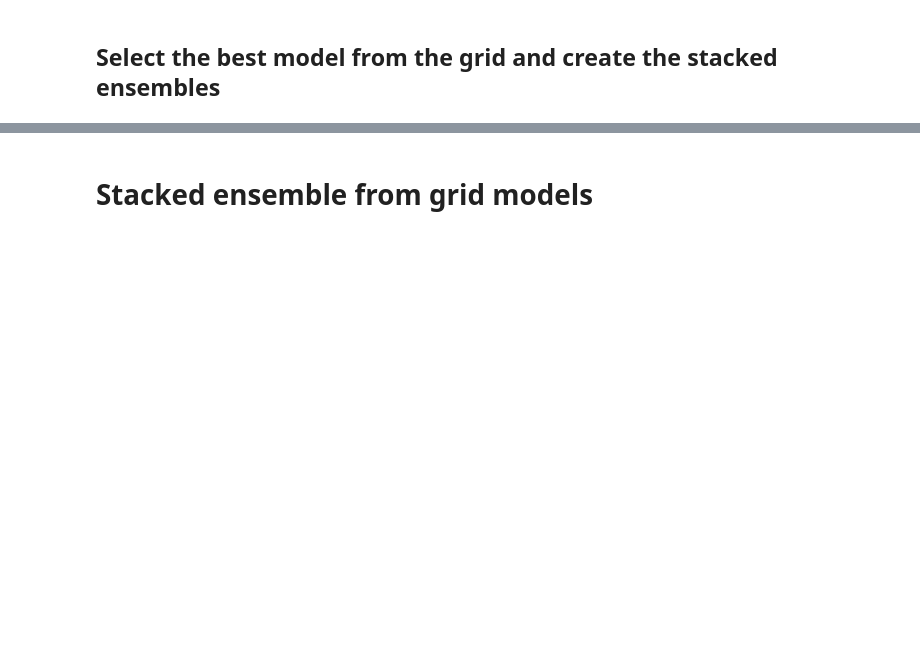
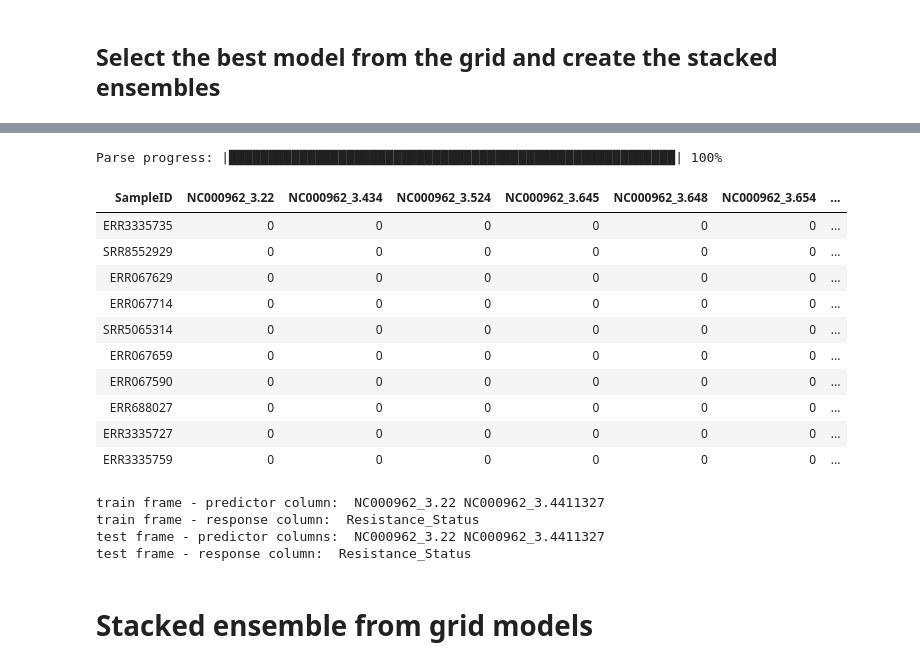
Before and after one commit to abhi18av/LJMU_Masters_Dissertation, a Jupyter notebook: src/notebooks/FINAL/005_stacked_ensemble.ipynb, the cells around one changed output, grey strips where cells are left out. Saved outputs shown, nothing was run; the diff lists cells and outputs as text; code cells hidden in the pictures; blank space fills up the shorter version.

```diff
--- a/src/notebooks/FINAL/005_stacked_ensemble.ipynb
+++ b/src/notebooks/FINAL/005_stacked_ensemble.ipynb
@@ -18,7 +50,20 @@ train.head()
 # %%
 
-test = h2o.import_file("../data/processed/final.test.tsv")
+test = h2o.import_file( DATA_LOCATION + "processed/final.test.tsv")
 test.head()
+# %% [output]
+Parse progress: |█████████████████████████████████████████████████████████| 100%
+| SampleID | NC000962_3.22 | NC000962_3.434 | NC000962_3.524 | NC000962_3.645 | NC000962_3.648 | NC000962_3.654 | ... |
+| ERR3335735 | 0 | 0 | 0 | 0 | 0 | 0 | ... |
+| SRR8552929 | 0 | 0 | 0 | 0 | 0 | 0 | ... |
+| ERR067629 | 0 | 0 | 0 | 0 | 0 | 0 | ... |
+| ERR067714 | 0 | 0 | 0 | 0 | 0 | 0 | ... |
+| SRR5065314 | 0 | 0 | 0 | 0 | 0 | 0 | ... |
+| ERR067659 | 0 | 0 | 0 | 0 | 0 | 0 | ... |
+| ERR067590 | 0 | 0 | 0 | 0 | 0 | 0 | ... |
+| ERR688027 | 0 | 0 | 0 | 0 | 0 | 0 | ... |
+| ERR3335727 | 0 | 0 | 0 | 0 | 0 | 0 | ... |
+| ERR3335759 | 0 | 0 | 0 | 0 | 0 | 0 | ... |
 # %%
 # Identify predictors and response
 train_predictor_cols = train.columns
@@ -37,6 +82,11 @@ test_predictor_cols.remove('SampleID')
 test_predictor_cols.remove(test_response_col)
 print("test frame - predictor columns: ", test_predictor_cols[0], test_predictor_cols[-1])
 print("test frame - response column: ", test_response_col)
+# %% [output]
+train frame - predictor column:  NC000962_3.22 NC000962_3.4411327
+train frame - response column:  Resistance_Status
+test frame - predictor columns:  NC000962_3.22 NC000962_3.4411327
+test frame - response column:  Resistance_Status
 # %%
 
 # For binary classification, response should be a factor
```
Also changed, not shown: parts of 7 cells of this notebook, 2 other files.
